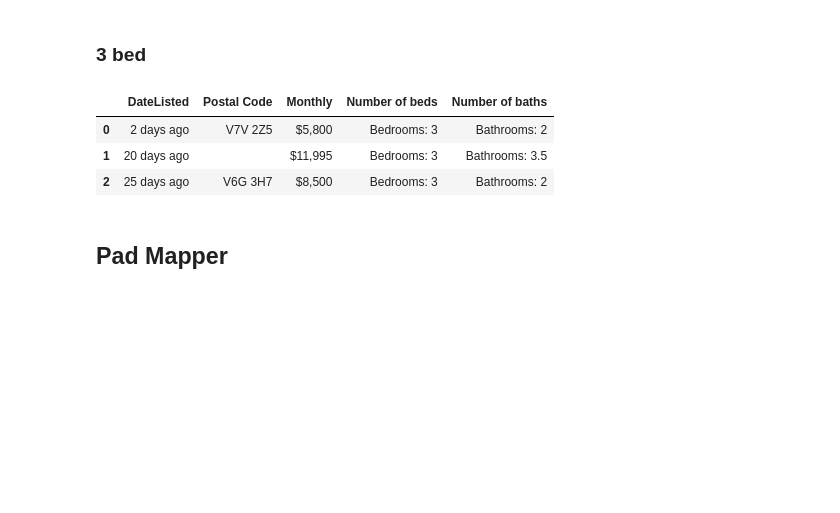
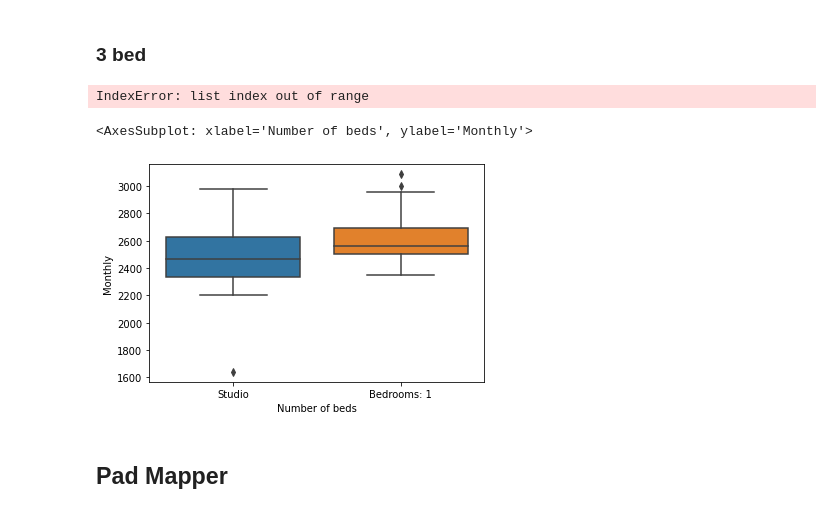
Before and after one commit to JamesKha/CodeChallenge, a Jupyter notebook: DataPrep.ipynb, the cells around one changed output. Saved outputs shown, nothing was run; the diff lists cells and outputs as text; code cells hidden in the pictures; blank space fills up the shorter version.

```diff
--- a/DataPrep.ipynb
+++ b/DataPrep.ipynb
@@ -166,3 +143,5 @@ kijiji(contentOneBedRoom)
+# %%
+kijijiOne = kijiji(contentOneBedRoom)
 # %% [markdown]
 ### 2 bed
 # %%
@@ -187,16 +151,25 @@ kijiji(contentTwoBedRoom)
+# %%
+kijijiTwo = kijiji(contentTwoBedRoom)
 # %% [markdown]
 ### 3 bed
 # %%
 URL2 = "https://www.kijiji.ca/b-apartments-condos/vancouver-downtown-west-end/3+bedrooms/c37l1700292a27949001"
 requestURL2 = requests.get(URL2)
 contentThreeBedRoom = requestURL2.content
-# %%
-kijiji(contentThreeBedRoom)
-# %% [output]
-|  | DateListed | Postal Code | Monthly | Number of beds | Number of baths |
-| 0 | 2 days ago | V7V 2Z5 | $5,800 | Bedrooms: 3 | Bathrooms: 2 |
-| 1 | 20 days ago |  | $11,995 | Bedrooms: 3 | Bathrooms: 3.5 |
-| 2 | 25 days ago | V6G 3H7 | $8,500 | Bedrooms: 3 | Bathrooms: 2 |
+# %%
+kijijiThree = kijiji(contentThreeBedRoom)
+# %% [output]
+IndexError: list index out of range
+# %%
+KijijiThree = dfKijiji = pd.DataFrame(columns=['DateListed','Postal Code','Monthly', 'Number of beds', 'Number of baths'])
+# %%
+
+mainKijiji = pd.concat([kijijiStudios, kijijiOne, kijijiTwo, KijijiThree])
+# %%
+sns.boxplot(x='Number of beds', y='Monthly', data= mainKijiji)
+# %% [output]
+<AxesSubplot: xlabel='Number of beds', ylabel='Monthly'>
+[figure, added]
 # %% [markdown]
 ## Pad Mapper
 # %%
```
Also changed, not shown: parts of 8 cells of this notebook.
